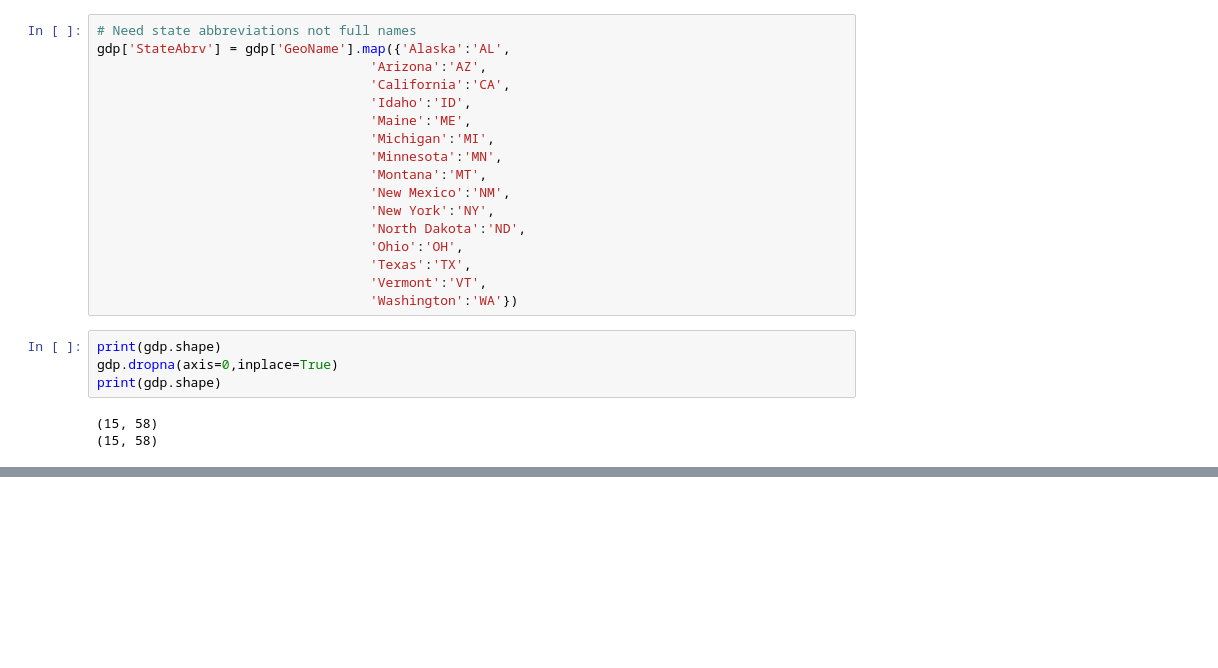
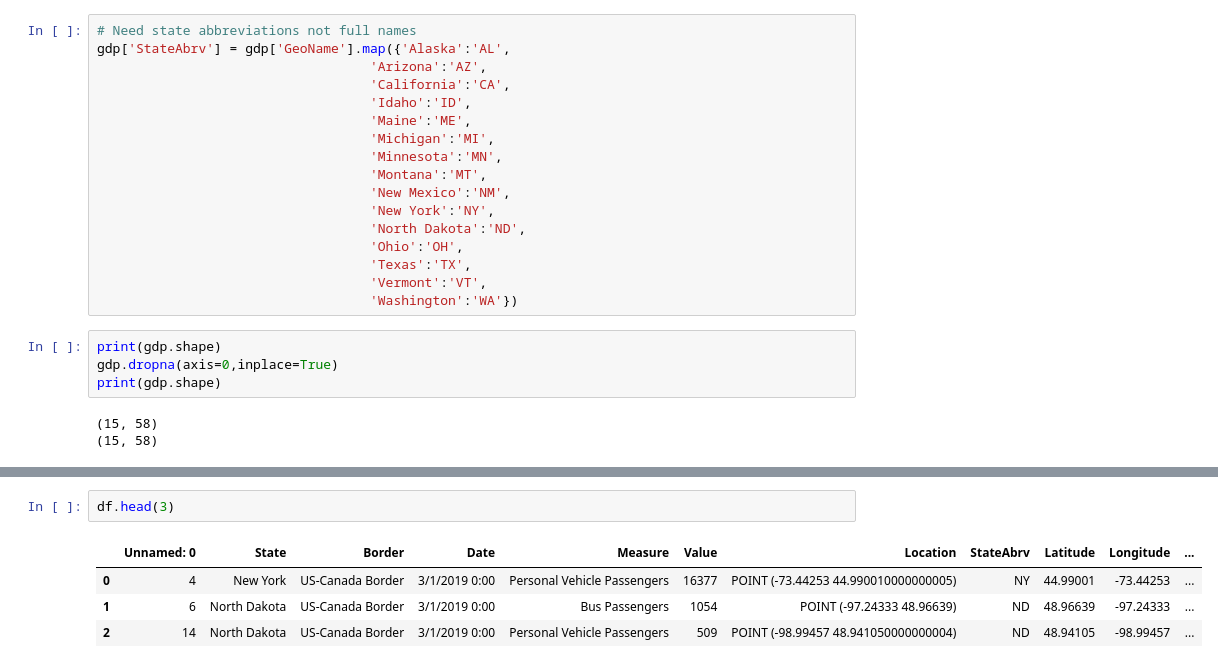
Before and after one commit to maxrgnt/economic-eda-by-state, a Jupyter notebook: EDA.ipynb, the cells around one changed output, grey strips where cells are left out. Cells and saved outputs as stored; diff of their text form; blank space fills up the shorter version.

```diff
--- a/EDA.ipynb
+++ b/EDA.ipynb
@@ -195,0 +211,7 @@ print(gdp.shape)
+# %%
+df.head(3)
+# %% [output]
+|  | Unnamed: 0 | State | Border | Date | Measure | Value | Location | StateAbrv | Latitude | Longitude | ... |
+| 0 | 4 | New York | US-Canada Border | 3/1/2019 0:00 | Personal Vehicle Passengers | 16377 | POINT (-73.44253 44.990010000000005) | NY | 44.99001 | -73.44253 | ... |
+| 1 | 6 | North Dakota | US-Canada Border | 3/1/2019 0:00 | Bus Passengers | 1054 | POINT (-97.24333 48.96639) | ND | 48.96639 | -97.24333 | ... |
+| 2 | 14 | North Dakota | US-Canada Border | 3/1/2019 0:00 | Personal Vehicle Passengers | 509 | POINT (-98.99457 48.941050000000004) | ND | 48.94105 | -98.99457 | ... |
```
Also changed, not shown: parts of 1 cell of this notebook.
